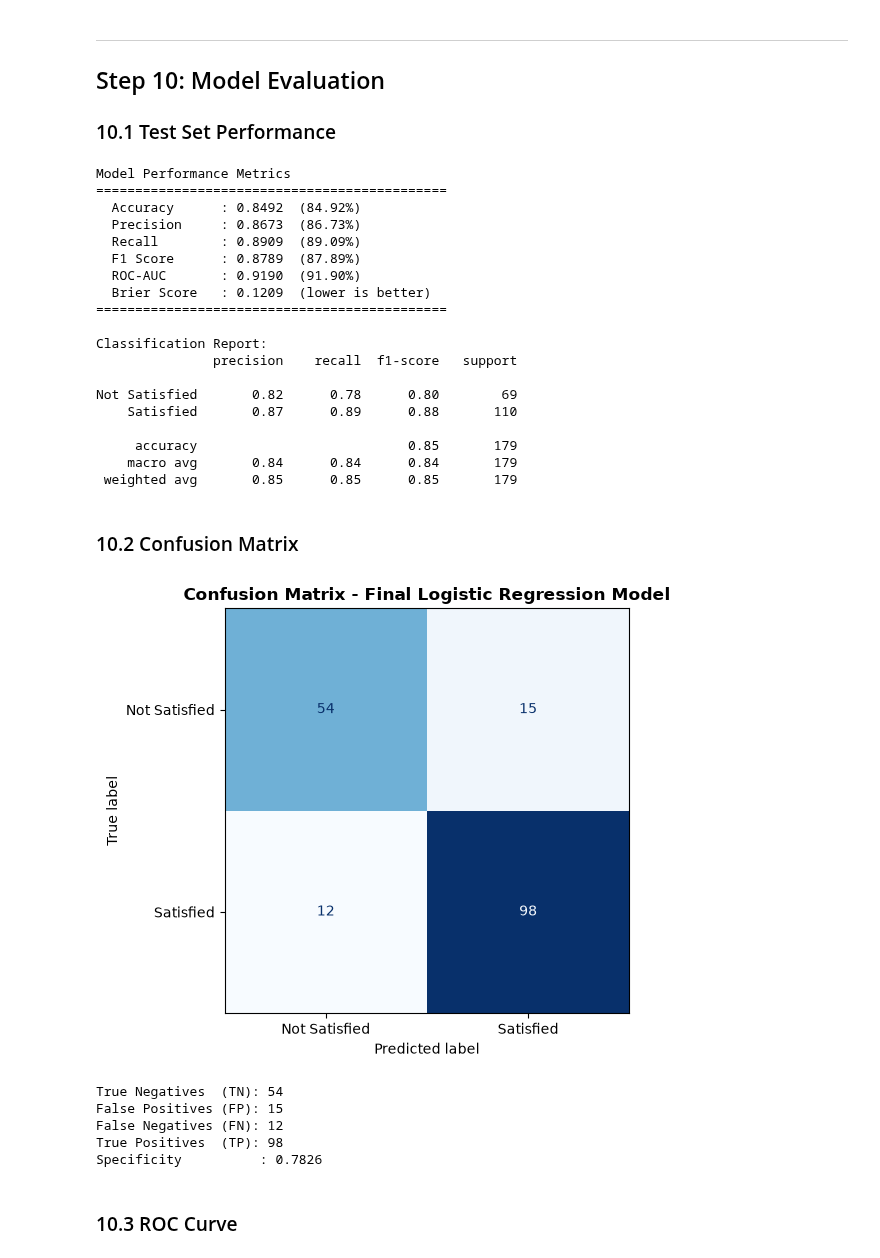
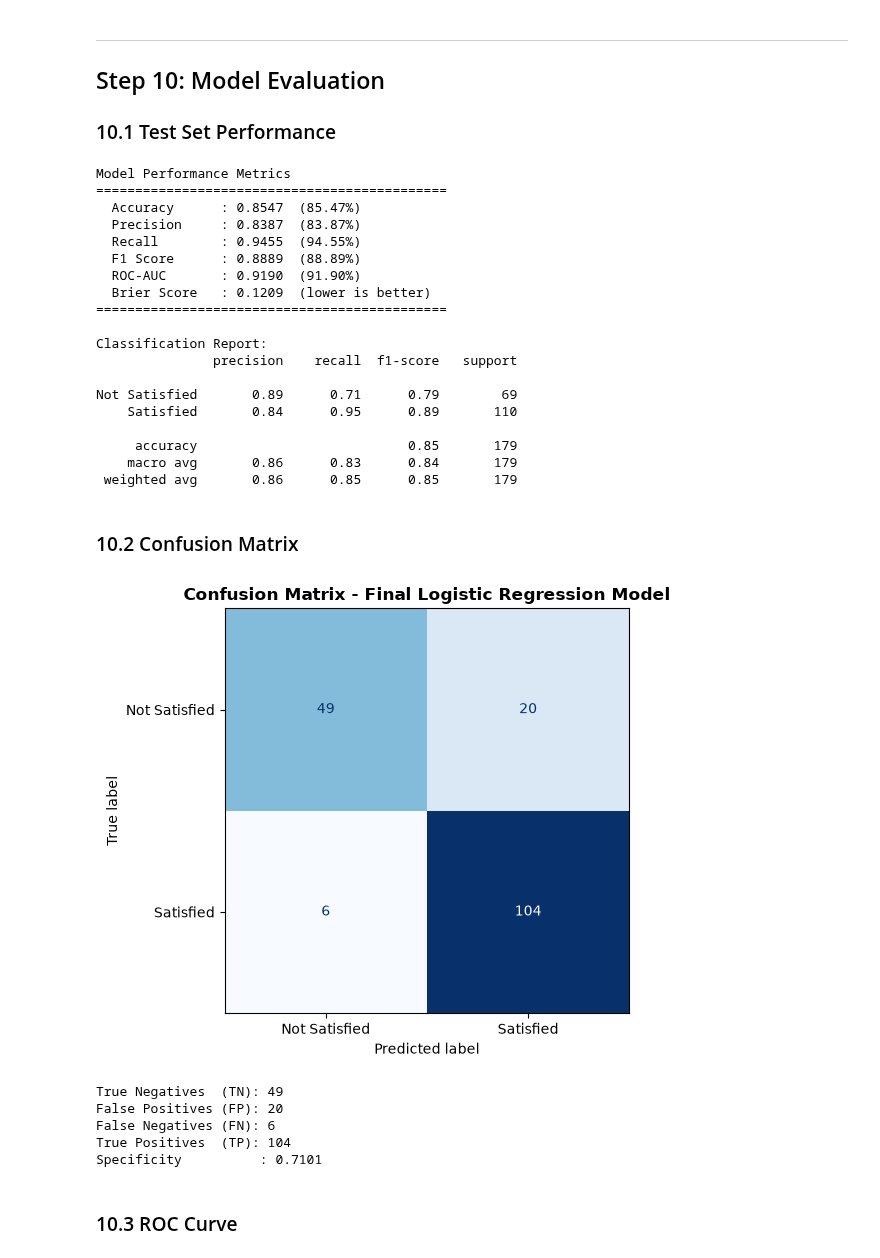
Before and after one commit to tsegayeworkneh21-hue/final-project, a Jupyter notebook: Maternal_Satisfaction_ML_Project.ipynb, the cells around one changed output. Cells and saved outputs as stored; diff of their text form; code cells hidden in the pictures.

```diff
--- a/Maternal_Satisfaction_ML_Project.ipynb
+++ b/Maternal_Satisfaction_ML_Project.ipynb
@@ -717,3 +717,13 @@ final_model.fit(X_train_red, y_train)
 print('Final Logistic Regression model trained successfully.')
 # %% [output]
 Final Logistic Regression model trained successfully.
+# %%
+from sklearn.model_selection import GridSearchCV, StratifiedKFold
+param_grid = {"classifier__C": [0.01, 0.05, 0.1, 0.3, 0.5, 1.0, 2.0, 5.0, 10.0]}
+cv = StratifiedKFold(n_splits=5, shuffle=True, random_state=42)
+grid = GridSearchCV(final_model, param_grid, scoring="precision", cv=cv, n_jobs=-1)
+grid.fit(X_train_red, y_train)
+print("Best C:", grid.best_params_)
+logistic_model_reduced = grid.best_estimator_  # replace with the tuned version
+#y_pred_red = logistic_model_reduced.predict(X_test_red)
+y_prob_red = logistic_model_reduced.predict_proba(X_test_red)[:, 1]
@@ -719,0 +732,6 @@ Final Logistic Regression model trained successfully.
+# %%
+threshold = 0.45 # try 0.55–0.75 depending on how much recall you can sacrifice
+y_pred_custom = (y_prob_red >= threshold).astype(int)
+from sklearn.metrics import precision_score, recall_score
+print("Precision:", precision_score(y_test, y_pred_custom))
+print("Recall:", recall_score(y_test, y_pred_custom))
@@ -751,10 +772,10 @@ Best CV ROC-AUC:     0.9066
 y_pred  = best_model.predict(X_test_red)
 y_prob  = best_model.predict_proba(X_test_red)[:, 1]
 
-accuracy  = accuracy_score(y_test, y_pred)
-precision = precision_score(y_test, y_pred)
-recall    = recall_score(y_test, y_pred)
-f1        = f1_score(y_test, y_pred)
+accuracy  = accuracy_score(y_test, y_pred_custom)
+precision = precision_score(y_test, y_pred_custom)
+recall    = recall_score(y_test, y_pred_custom)
+f1        = f1_score(y_test, y_pred_custom)
 roc_auc   = roc_auc_score(y_test, y_prob)
 brier     = brier_score_loss(y_test, y_prob)
 
@@ -769,15 +790,15 @@ print(f'  Brier Score   : {brier:.4f}  (lower is better)')
 print('=' * 45)
 print()
 print('Classification Report:')
-print(classification_report(y_test, y_pred,
+print(classification_report(y_test, y_pred_custom,
       target_names=['Not Satisfied', 'Satisfied']))
 # %% [output]
 Model Performance Metrics
 =============================================
-  Accuracy      : 0.8492  (84.92%)
-  Precision     : 0.8673  (86.73%)
-  Recall        : 0.8909  (89.09%)
-  F1 Score      : 0.8789  (87.89%)
+  Accuracy      : 0.8547  (85.47%)
+  Precision     : 0.8387  (83.87%)
+  Recall        : 0.9455  (94.55%)
+  F1 Score      : 0.8889  (88.89%)
   ROC-AUC       : 0.9190  (91.90%)
   Brier Score   : 0.1209  (lower is better)
 =============================================
@@ -785,38 +806,38 @@ Model Performance Metrics
 Classification Report:
                precision    recall  f1-score   support
 
-Not Satisfied       0.82      0.78      0.80        69
-    Satisfied       0.87      0.89      0.88       110
+Not Satisfied       0.89      0.71      0.79        69
+    Satisfied       0.84      0.95      0.89       110
 
      accuracy                           0.85       179
-    macro avg       0.84      0.84      0.84       179
- weighted avg       0.85      0.85      0.85       179
+    macro avg       0.86      0.83      0.84       179
+ weighted avg       0.86      0.85      0.85       179
 # %% [markdown]
 ### 10.2 Confusion Matrix
 # %%
-cm = confusion_matrix(y_test, y_pred)
+cm = confusion_matrix(y_test, y_pred_custom)
 disp = ConfusionMatrixDisplay(confusion_matrix=cm,
                               display_labels=['Not Satisfied', 'Satisfied'])
 fig, ax = plt.subplots(figsize=(6, 5))
 disp.plot(ax=ax, colorbar=False, cmap='Blues')
 ax.set_title('Confusion Matrix - Final Logistic Regression Model',
              fontsize=12, fontweight='bold')
 plt.tight_layout()
 plt.show()
 
 tn, fp, fn, tp = cm.ravel()
 print(f'True Negatives  (TN): {tn}')
 print(f'False Positives (FP): {fp}')
 print(f'False Negatives (FN): {fn}')
 print(f'True Positives  (TP): {tp}')
 print(f'Specificity          : {tn/(tn+fp):.4f}')
 # %% [output]
-[figure, old version]
+[figure, new version]
-True Negatives  (TN): 54
-False Positives (FP): 15
-False Negatives (FN): 12
-True Positives  (TP): 98
-Specificity          : 0.7826
+True Negatives  (TN): 49
+False Positives (FP): 20
+False Negatives (FN): 6
+True Positives  (TP): 104
+Specificity          : 0.7101
 # %% [markdown]
 ### 10.3 ROC Curve
 # %%
```
Also changed, not shown: parts of 2 cells of this notebook.
